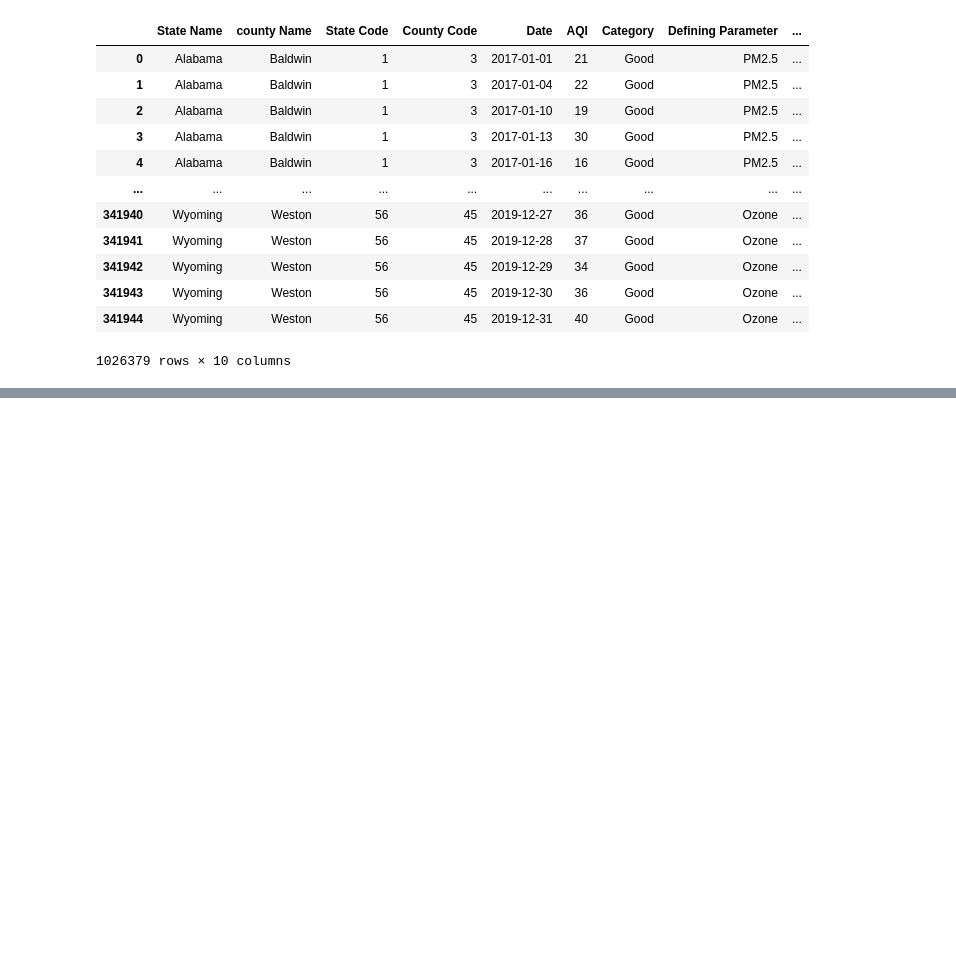
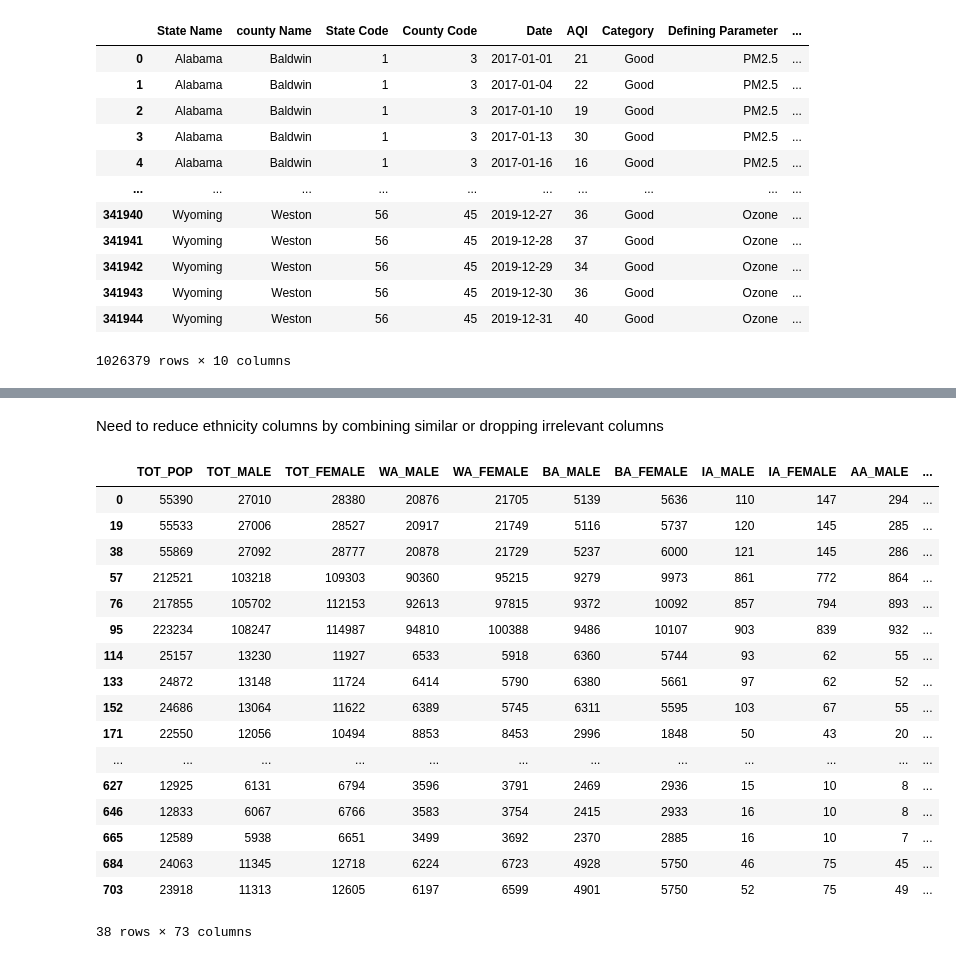
Before and after one commit to willkchan/Pollution-Forecast, a Jupyter notebook: src/preparation/Data_Wrangling.ipynb, the cells around one changed output, grey strips where cells are left out. Drawn from its saved outputs; the diff is of its cells as text; code cells hidden in the pictures; blank space fills up the shorter version.

Commit message:
remove columns from county ethnicity dataframe

```diff
--- a/src/preparation/Data_Wrangling.ipynb
+++ b/src/preparation/Data_Wrangling.ipynb
@@ -201,0 +235,6 @@ merging and concat pollution data
+# %%
+year_2017_2019 = county_ethnicities['YEAR'] > 9
+county_ethnicities_2017_2019 = county_ethnicities.loc[year_2017_2019]
+county_ethnicities_2017_2019 = county_ethnicities_2017_2019.reset_index(drop=True)
+county_ethnicities_2017_2019 = remove_col(county_ethnicities_2017_2019, 'SUMLEV')
+county_ethnicities_2017_2019.info()
@@ -201,0 +259,31 @@ merging and concat pollution data
+# %%
+# reduce rows by having a reducing age group to totals
+# maybe try binning age groups from 1-12 (0-59) and 13-19 (60+)
+total = county_ethnicities_2017_2019.AGEGRP == 0
+county_ethnicities_2017_2019 = county_ethnicities_2017_2019.loc[total]
+county_ethnicities_2017_2019 = remove_col(county_ethnicities_2017_2019, 'AGEGRP')
+# %% [markdown]
+Need to reduce ethnicity columns by combining similar or dropping irrelevant columns
+# %%
+# find way to bin for every number of rows
+ethnicites = county_ethnicities_2017_2019.iloc[:38, 5:]
+ethnicites
+# %% [output]
+|  | TOT_POP | TOT_MALE | TOT_FEMALE | WA_MALE | WA_FEMALE | BA_MALE | BA_FEMALE | IA_MALE | IA_FEMALE | AA_MALE | ... |
+| 0 | 55390 | 27010 | 28380 | 20876 | 21705 | 5139 | 5636 | 110 | 147 | 294 | ... |
+| 19 | 55533 | 27006 | 28527 | 20917 | 21749 | 5116 | 5737 | 120 | 145 | 285 | ... |
+| 38 | 55869 | 27092 | 28777 | 20878 | 21729 | 5237 | 6000 | 121 | 145 | 286 | ... |
+| 57 | 212521 | 103218 | 109303 | 90360 | 95215 | 9279 | 9973 | 861 | 772 | 864 | ... |
+| 76 | 217855 | 105702 | 112153 | 92613 | 97815 | 9372 | 10092 | 857 | 794 | 893 | ... |
+| 95 | 223234 | 108247 | 114987 | 94810 | 100388 | 9486 | 10107 | 903 | 839 | 932 | ... |
+| 114 | 25157 | 13230 | 11927 | 6533 | 5918 | 6360 | 5744 | 93 | 62 | 55 | ... |
+| 133 | 24872 | 13148 | 11724 | 6414 | 5790 | 6380 | 5661 | 97 | 62 | 52 | ... |
+| 152 | 24686 | 13064 | 11622 | 6389 | 5745 | 6311 | 5595 | 103 | 67 | 55 | ... |
+| 171 | 22550 | 12056 | 10494 | 8853 | 8453 | 2996 | 1848 | 50 | 43 | 20 | ... |
+| ... | ... | ... | ... | ... | ... | ... | ... | ... | ... | ... | ... |
+| 627 | 12925 | 6131 | 6794 | 3596 | 3791 | 2469 | 2936 | 15 | 10 | 8 | ... |
+| 646 | 12833 | 6067 | 6766 | 3583 | 3754 | 2415 | 2933 | 16 | 10 | 8 | ... |
+| 665 | 12589 | 5938 | 6651 | 3499 | 3692 | 2370 | 2885 | 16 | 10 | 7 | ... |
+| 684 | 24063 | 11345 | 12718 | 6224 | 6723 | 4928 | 5750 | 46 | 75 | 45 | ... |
+| 703 | 23918 | 11313 | 12605 | 6197 | 6599 | 4901 | 5750 | 52 | 75 | 49 | ... |
+38 rows × 73 columns
```
Also changed, not shown: parts of 10 cells of this notebook.
